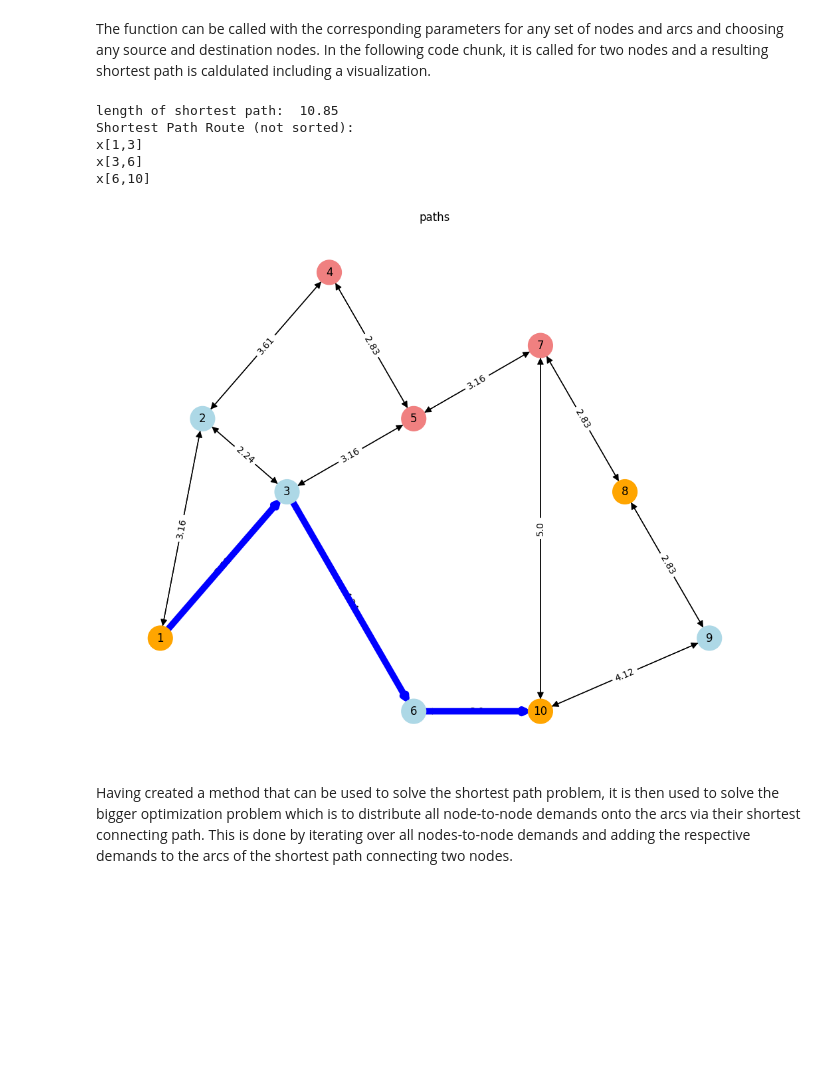
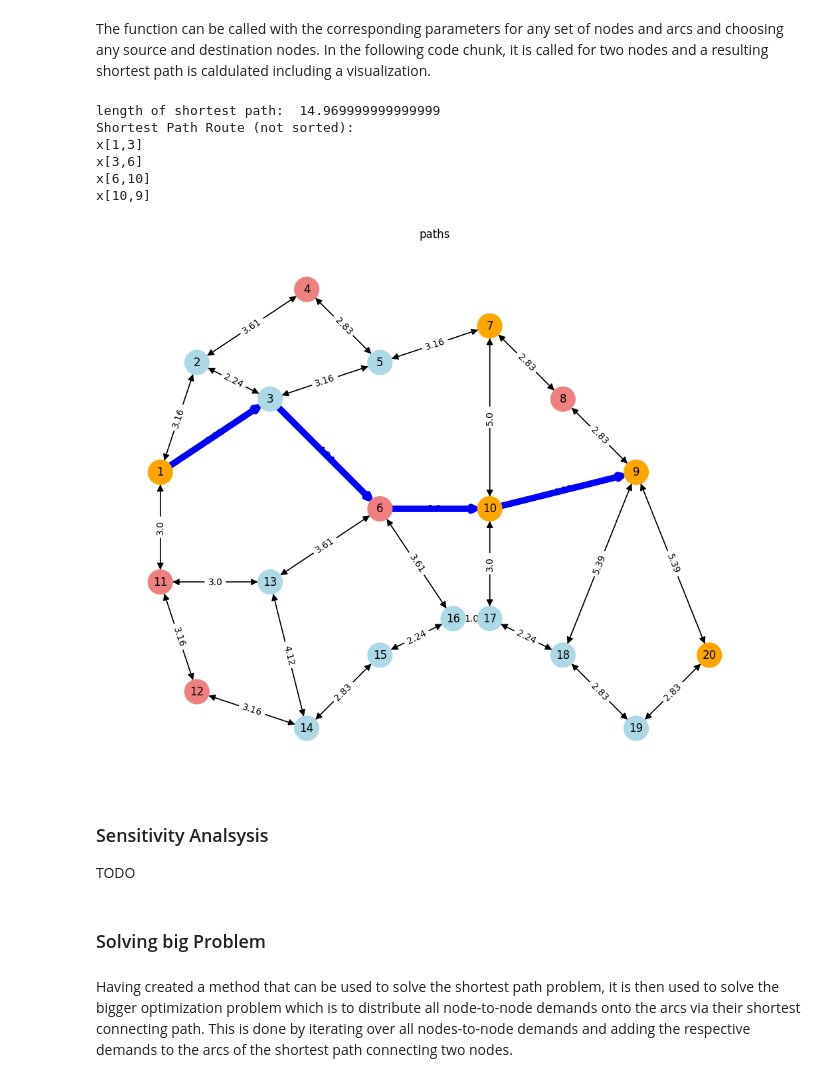
Before and after one commit to schmeti/uc3m_optimization_project, a Jupyter notebook: main.ipynb, the cells around one changed output. Cells and saved outputs as stored; diff of their text form; code cells hidden in the pictures; blank space fills up the shorter version.

```diff
--- a/main.ipynb
+++ b/main.ipynb
@@ -25,7 +25,7 @@ Representing difference smaller and bigger cities/centers and respectively bigge
 ### Set up Node number and Position
 
 # Number of nodes
-n_nodes = 10#20---------------
+n_nodes = 20
 
 # Create a list for connections
 nodes = range(1, n_nodes+1)
@@ -43,16 +43,16 @@ positions = {
     8: (13, 12),
     9: (15, 10),
     10: (11, 9),
-    # 11: (2, 7),
-    # 12: (3, 4),
-    # 13: (5, 7),
-    # 14: (6, 3),
-    # 15: (8, 5),
-    # 16: (10, 6),
-    # 17: (11, 6),
-    # 18: (13, 5),
-    # 19: (15, 3),
-    # 20: (17, 5)
+    11: (2, 7),
+    12: (3, 4),
+    13: (5, 7),
+    14: (6, 3),
+    15: (8, 5),
+    16: (10, 6),
+    17: (11, 6),
+    18: (13, 5),
+    19: (15, 3),
+    20: (17, 5)
 }
 
 # Define main & medium nodes
@@ -259,36 +262,47 @@ The function can be called with the corresponding parameters for any set of node
 # %%
 
 # Call function:
 shortest_path_result = shortest_path(
     model = ConcreteModel(),
     source = 1,
-    destination = 10,
+    destination = 9,
     nodes= list(positions.keys()),
     arcs = connections,
     cost = edges,
     bool_print=True)
 
 
 ### TODO: Make animation
 
 # Plot
 G_closest = nx.DiGraph()
 G_closest.add_edges_from(connections)
 
 plt.figure(figsize=(10, 8))
 nx.draw(G_closest, pos=positions, with_labels=True, node_size=700, node_color=node_colors, arrowsize=15)
 nx.draw_networkx_edge_labels(G_closest, pos=positions, edge_labels=edges, font_size=10)
 nx.draw_networkx_edges(G_closest, pos=positions, edgelist=shortest_path_result, edge_color='blue', width=7)
 
 plt.title("paths")
 plt.show()
+
+# sensitivity analsysis
+# model.dual = Suffix(direction=Suffix.IMPORT)
+# print("Sensitivity Analysis",display(model.dual))
+# model.pprint()
 # %% [output]
-length of shortest path:  10.85
+length of shortest path:  14.969999999999999
 Shortest Path Route (not sorted):
 x[1,3]
 x[3,6]
 x[6,10]
+x[10,9]
-[figure, old version]
+[figure, new version]
+# %% [markdown]
+### Sensitivity Analsysis
+TODO
+# %% [markdown]
+### Solving big Problem
 # %% [markdown]
 Having created a method that can be used to solve the shortest path problem, it is then used to solve the bigger optimization problem which is to distribute all node-to-node demands onto the arcs via their shortest connecting path. This is done by iterating over all nodes-to-node demands and adding the respective demands to the arcs of the shortest path connecting two nodes.
 # %%
```
Also changed, not shown: parts of 19 cells of this notebook.
